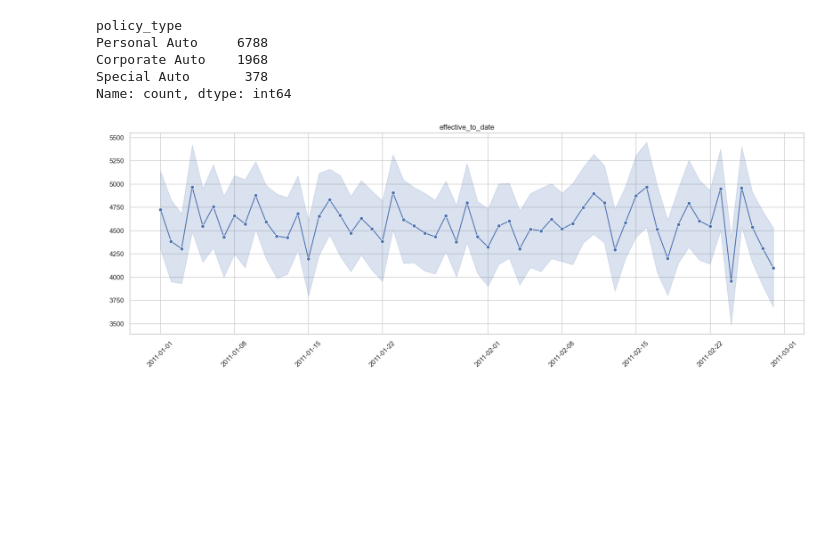
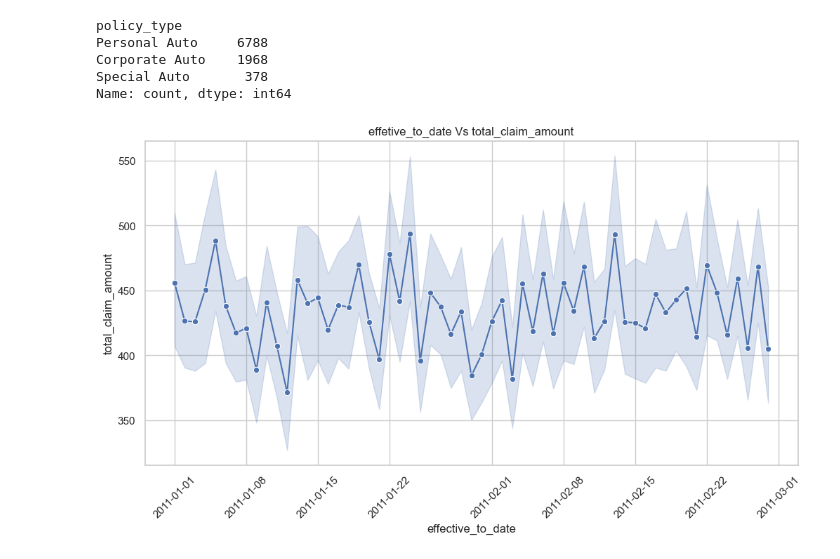
Before and after one commit to monbas11/lab-feature-extraction, a Jupyter notebook: lab-feature-extraction.ipynb, the cells around one changed output. Saved outputs shown, nothing was run; the diff lists cells and outputs as text; code cells hidden in the pictures; blank space fills up the shorter version.

```diff
--- a/lab-feature-extraction.ipynb
+++ b/lab-feature-extraction.ipynb
@@ -462,25 +462,35 @@ Personal Auto     6788
 Corporate Auto    1968
 Special Auto       378
 Name: count, dtype: int64
-# %%
-#plot the column effective to date using a linear chart
-sns.set(style="whitegrid")
-
-
-plt.figure(figsize=(20, 6))
-
-
-sns.lineplot(x='effective_to_date', y=customer_f.index, data=customer_f, marker='o', color='b')
-
-
-plt.title('effective_to_date')
-plt.xlabel(' ')
-plt.ylabel(' ')
-
-plt.xticks(rotation=45)
-
-plt.show()
-
-#from the graph we can observe that there is no discernible seasonality associated with the policies, the data does not exhibit any consistent patterns or trends that repeat at regular intervals over time in relation to policy occurrences.
-# %% [output]
-[figure, removed]
+# %%
+import seaborn as sns
+import matplotlib.pyplot as plt
+import pandas as pd
+
+# Supongamos que 'customer_f' es tu DataFrame y 'effective_to_date' es la variable de fecha y hora
+customer_f['effective_to_date'] = pd.to_datetime(customer_f['effective_to_date'])
+
+# Configurar el estilo de seaborn (opcional)
+sns.set(style="whitegrid")
+
+# Crear el gráfico
+plt.figure(figsize=(12, 6))  # Ajusta el tamaño según sea necesario
+
+# Reemplaza 'variable_of_interest' con el nombre real de tu variable en el eje Y
+sns.lineplot(x='effective_to_date', y='total_claim_amount', data=customer_f, marker='o', color='b')
+
+# Personalizar el gráfico
+plt.title('effetive_to_date Vs total_claim_amount')
+plt.xlabel('effective_to_date')
+plt.ylabel('total_claim_amount')  # Reemplaza 'variable_of_interest' con el nombre real de tu variable
+
+# Rotar las etiquetas del eje x para mejorar la legibilidad
+plt.xticks(rotation=45)
+
+# Mostrar el gráfico
+plt.show()
+
+
+#from the graph we can observe that there is no discernible seasonality associated with the total claim amount.
+# %% [output]
+[figure, added]
```
